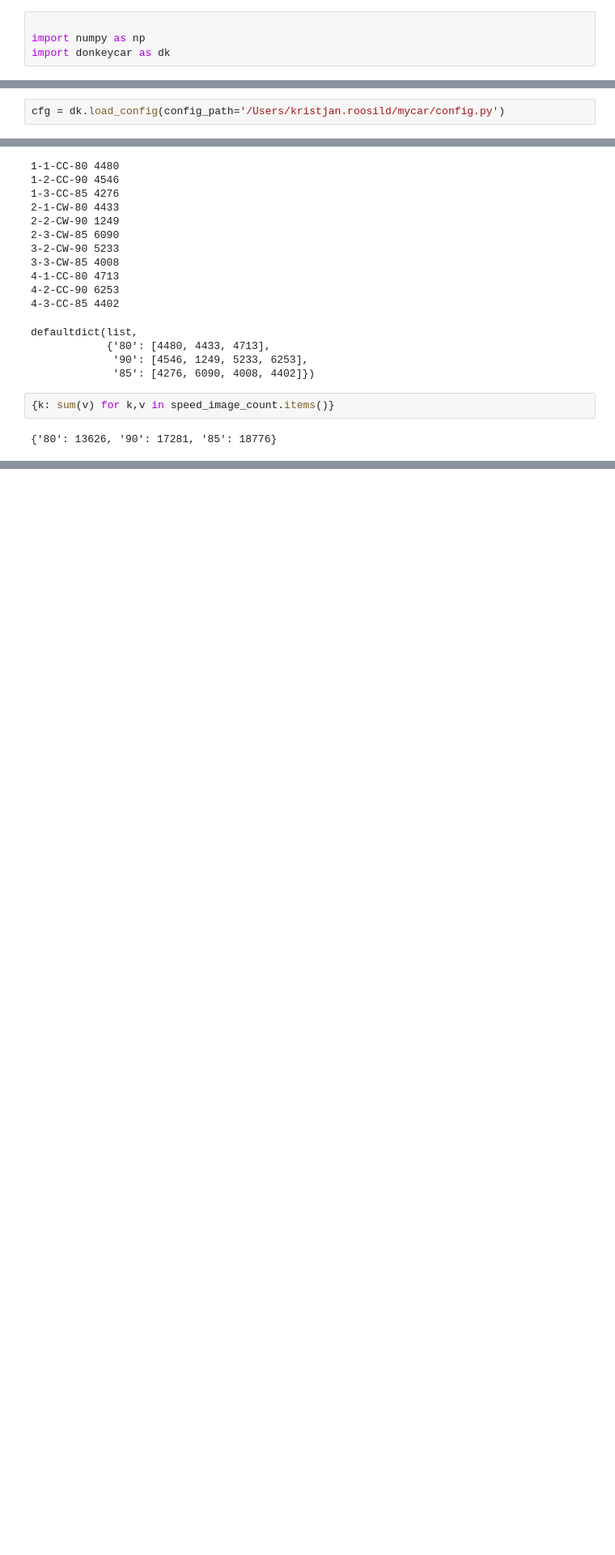
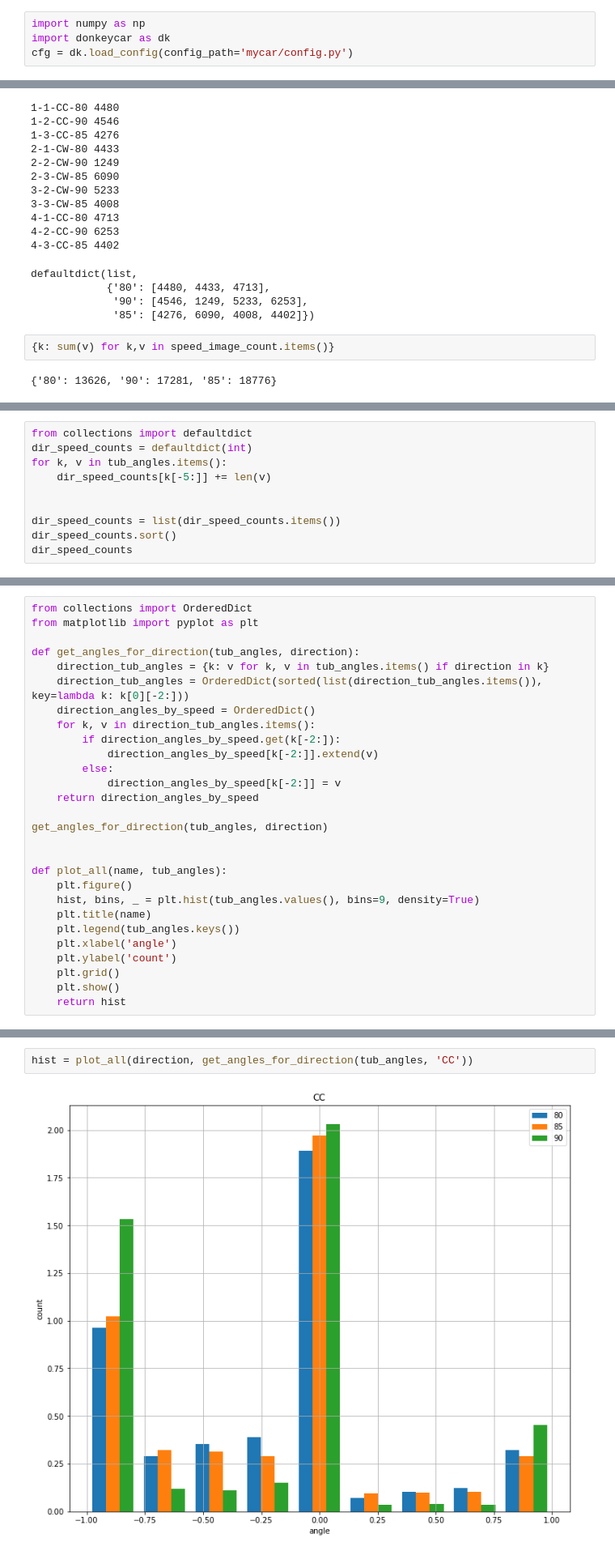
Before and after one commit to kristjanr/dat-sci-master-thesis, a Jupyter notebook: EDA1.ipynb, the cells around one changed output, grey strips where cells are left out. Shown at 81% size. Cells and saved outputs as stored; diff of their text form; blank space fills up the shorter version.

```diff
--- a/EDA1.ipynb
+++ b/EDA1.ipynb
@@ -18,4 +29,4 @@ for a in ['', '/Users/kristjan.roosild/opt/miniconda3/envs/donkey/lib/python37.z
 # %%
-
 import numpy as np
 import donkeycar as dk
+cfg = dk.load_config(config_path='mycar/config.py')
@@ -29,2 +35,0 @@ def rmse(image1, image2):
-# %%
-cfg = dk.load_config(config_path='/Users/kristjan.roosild/mycar/config.py')
@@ -350,0 +395,10 @@ defaultdict(list,
+# %%
+from collections import defaultdict
+dir_speed_counts = defaultdict(int)
+for k, v in tub_angles.items():
+    dir_speed_counts[k[-5:]] += len(v)
+
+
+dir_speed_counts = list(dir_speed_counts.items())
+dir_speed_counts.sort()
+dir_speed_counts
@@ -350,0 +415,28 @@ defaultdict(list,
+# %%
+from collections import OrderedDict
+from matplotlib import pyplot as plt
+
+def get_angles_for_direction(tub_angles, direction):
+    direction_tub_angles = {k: v for k, v in tub_angles.items() if direction in k}
+    direction_tub_angles = OrderedDict(sorted(list(direction_tub_angles.items()), key=lambda k: k[0][-2:]))
+    direction_angles_by_speed = OrderedDict()
+    for k, v in direction_tub_angles.items():
+        if direction_angles_by_speed.get(k[-2:]):
+            direction_angles_by_speed[k[-2:]].extend(v)
+        else:
+            direction_angles_by_speed[k[-2:]] = v
+    return direction_angles_by_speed
+
+get_angles_for_direction(tub_angles, direction)
+
+
+def plot_all(name, tub_angles):
+    plt.figure()
+    hist, bins, _ = plt.hist(tub_angles.values(), bins=9, density=True)
+    plt.title(name)
+    plt.legend(tub_angles.keys())
+    plt.xlabel('angle')
+    plt.ylabel('count')
+    plt.grid()
+    plt.show()
+    return hist
@@ -350,0 +445,4 @@ defaultdict(list,
+# %%
+hist = plot_all(direction, get_angles_for_direction(tub_angles, 'CC'))
+# %% [output]
+[figure, added]
```
Also changed, not shown: parts of 21 cells of this notebook, 3 other files.
